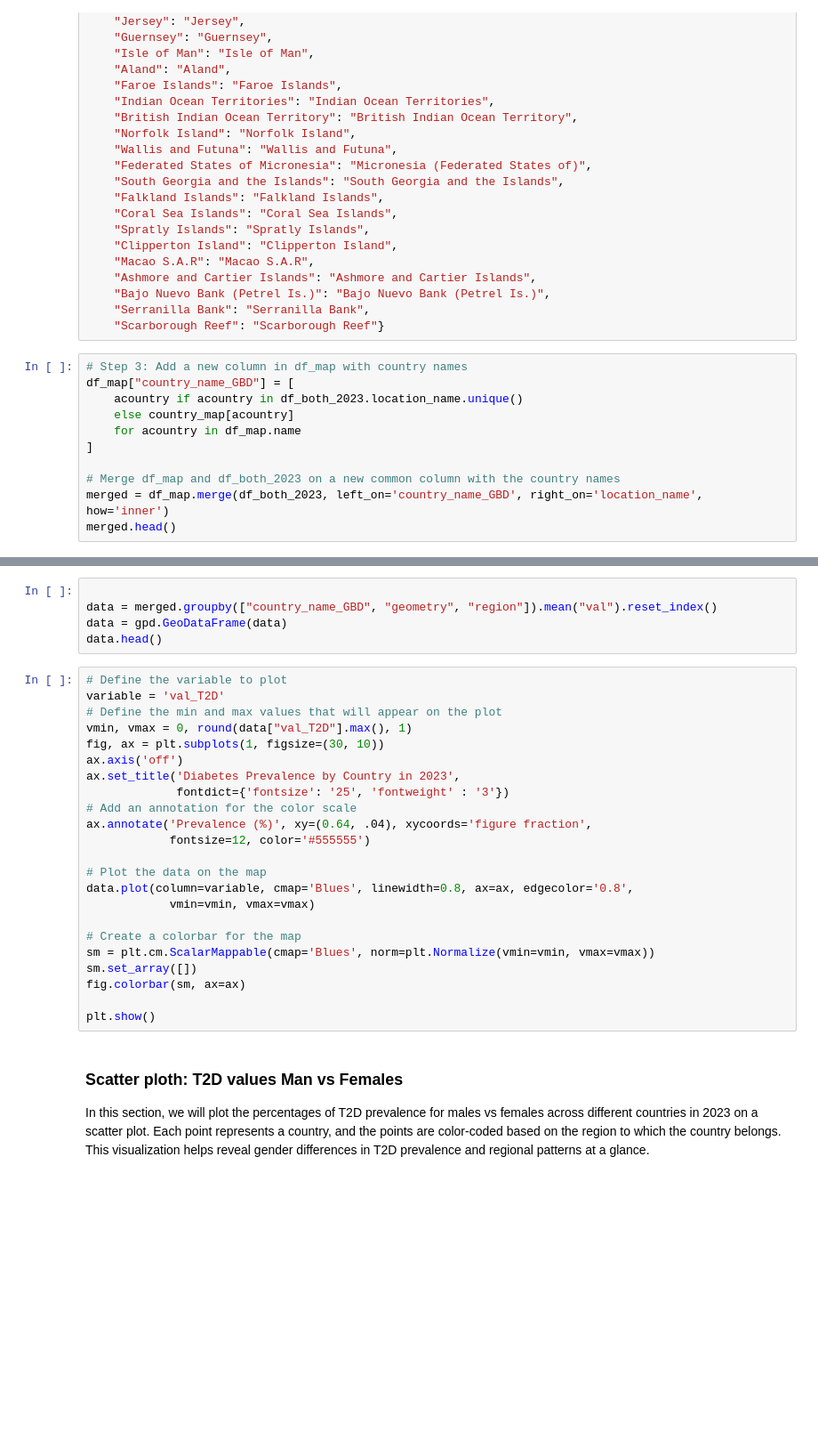
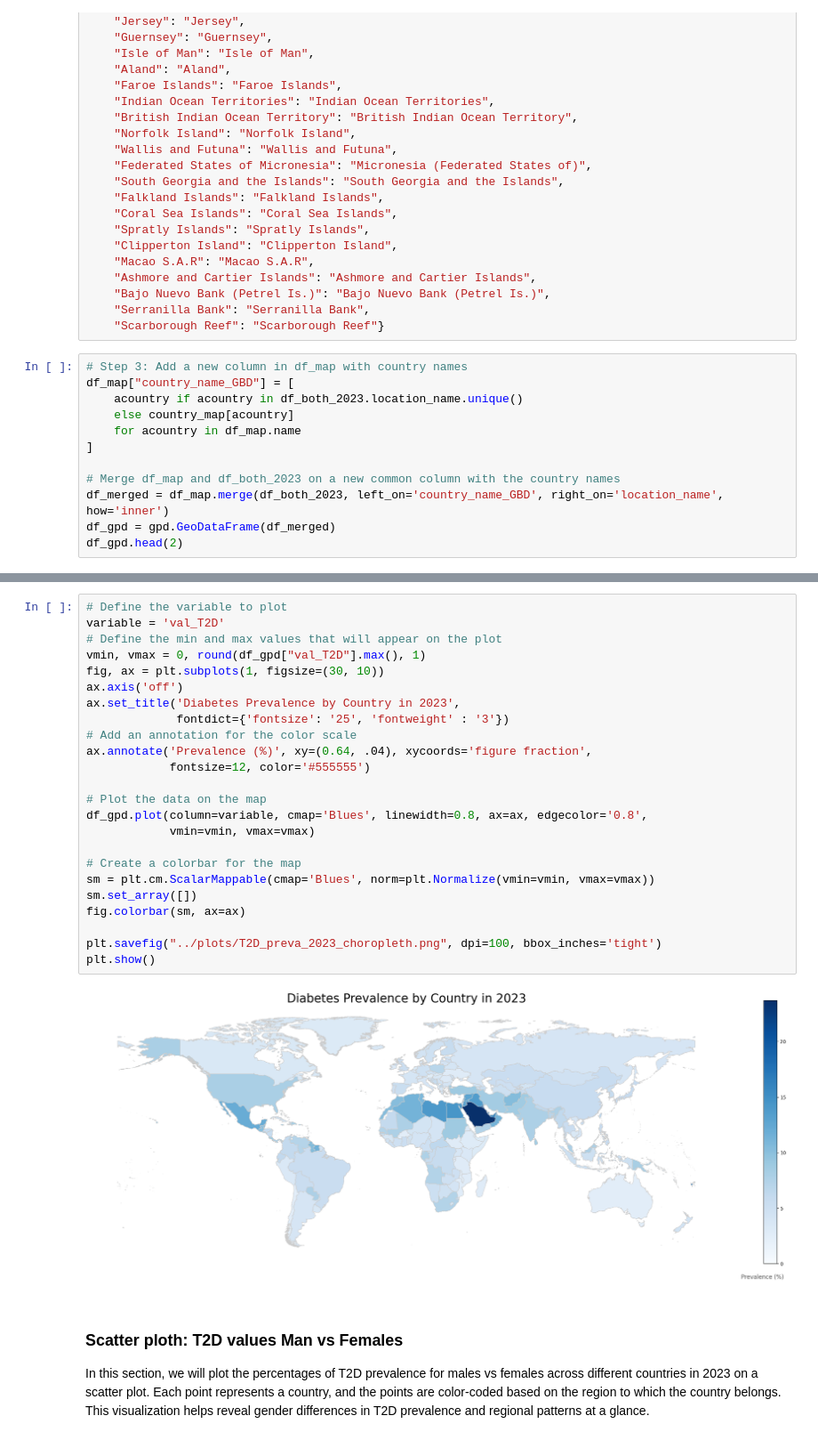
Before and after one commit to aldaszarnauskas/programming-for-data-analytics, a Jupyter notebook: project/project.ipynb, the cells around one changed output, grey strips where cells are left out. Shown at 89% size. Drawn from its saved outputs; the diff is of its cells as text; blank space fills up the shorter version.

```diff
--- a/project/project.ipynb
+++ b/project/project.ipynb
@@ -415,5 +489,6 @@ df_map["country_name_GBD"] = [
 ]
 
 # Merge df_map and df_both_2023 on a new common column with the country names
-merged = df_map.merge(df_both_2023, left_on='country_name_GBD', right_on='location_name', how='inner')
-merged.head()
+df_merged = df_map.merge(df_both_2023, left_on='country_name_GBD', right_on='location_name', how='inner')
+df_gpd = gpd.GeoDataFrame(df_merged)
+df_gpd.head(2)
@@ -420,31 +500,29 @@ merged.head()
-# %%
-
-data = merged.groupby(["country_name_GBD", "geometry", "region"]).mean("val").reset_index()
-data = gpd.GeoDataFrame(data)
-data.head()
 # %%
 # Define the variable to plot
 variable = 'val_T2D'
 # Define the min and max values that will appear on the plot
-vmin, vmax = 0, round(data["val_T2D"].max(), 1)
+vmin, vmax = 0, round(df_gpd["val_T2D"].max(), 1)
 fig, ax = plt.subplots(1, figsize=(30, 10))
 ax.axis('off')
 ax.set_title('Diabetes Prevalence by Country in 2023',
              fontdict={'fontsize': '25', 'fontweight' : '3'})
 # Add an annotation for the color scale
 ax.annotate('Prevalence (%)', xy=(0.64, .04), xycoords='figure fraction',
             fontsize=12, color='#555555')
 
 # Plot the data on the map
-data.plot(column=variable, cmap='Blues', linewidth=0.8, ax=ax, edgecolor='0.8',
+df_gpd.plot(column=variable, cmap='Blues', linewidth=0.8, ax=ax, edgecolor='0.8',
             vmin=vmin, vmax=vmax)
 
 # Create a colorbar for the map
 sm = plt.cm.ScalarMappable(cmap='Blues', norm=plt.Normalize(vmin=vmin, vmax=vmax))
 sm.set_array([])
 fig.colorbar(sm, ax=ax)
 
+plt.savefig("../plots/T2D_preva_2023_choropleth.png", dpi=100, bbox_inches='tight')
 plt.show()
+# %% [output]
+[figure, added]
 # %% [markdown]
 ### Scatter ploth: T2D values Man vs Females
 
```
Also changed, not shown: parts of 30 cells of this notebook, 4 other files.
